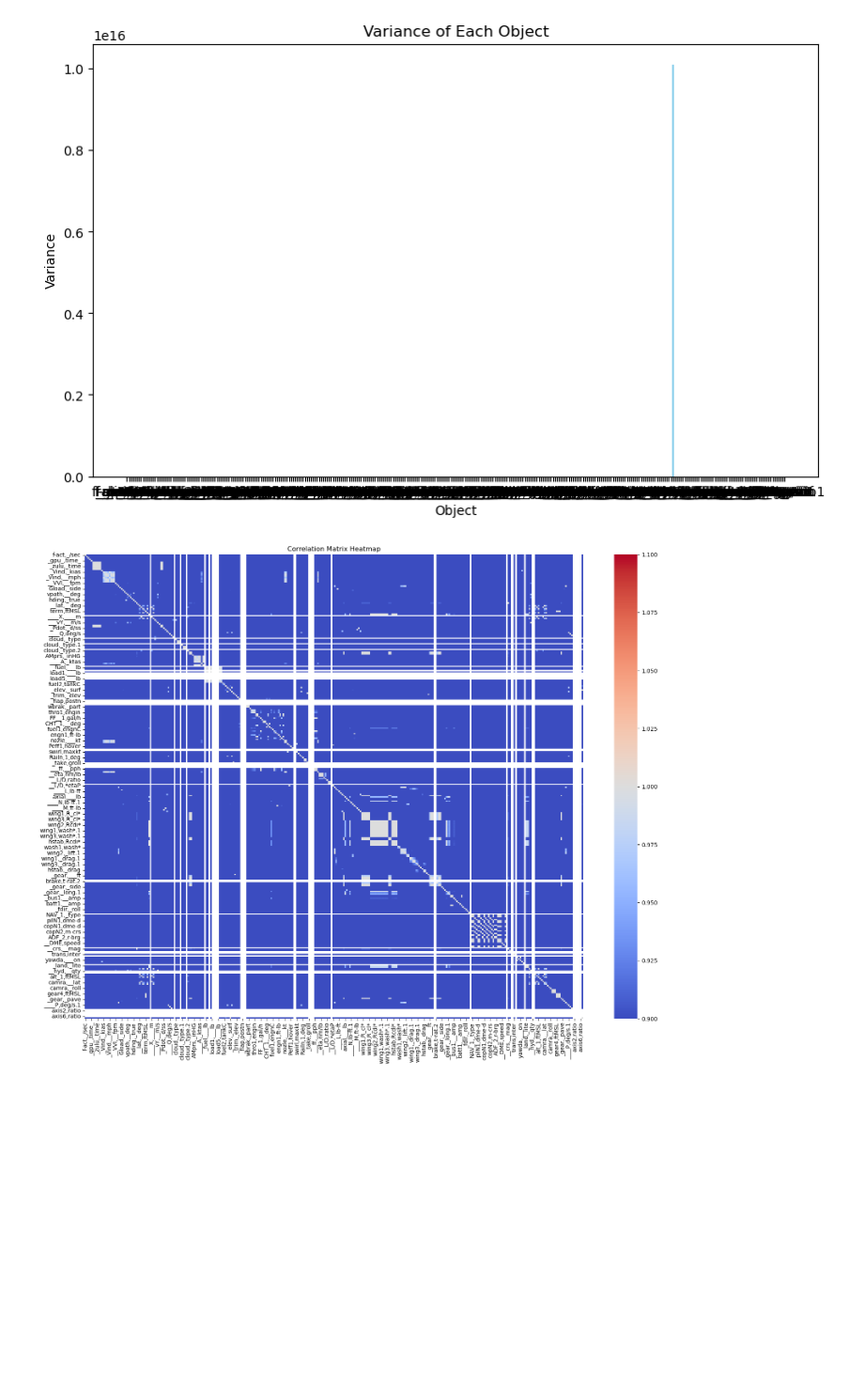
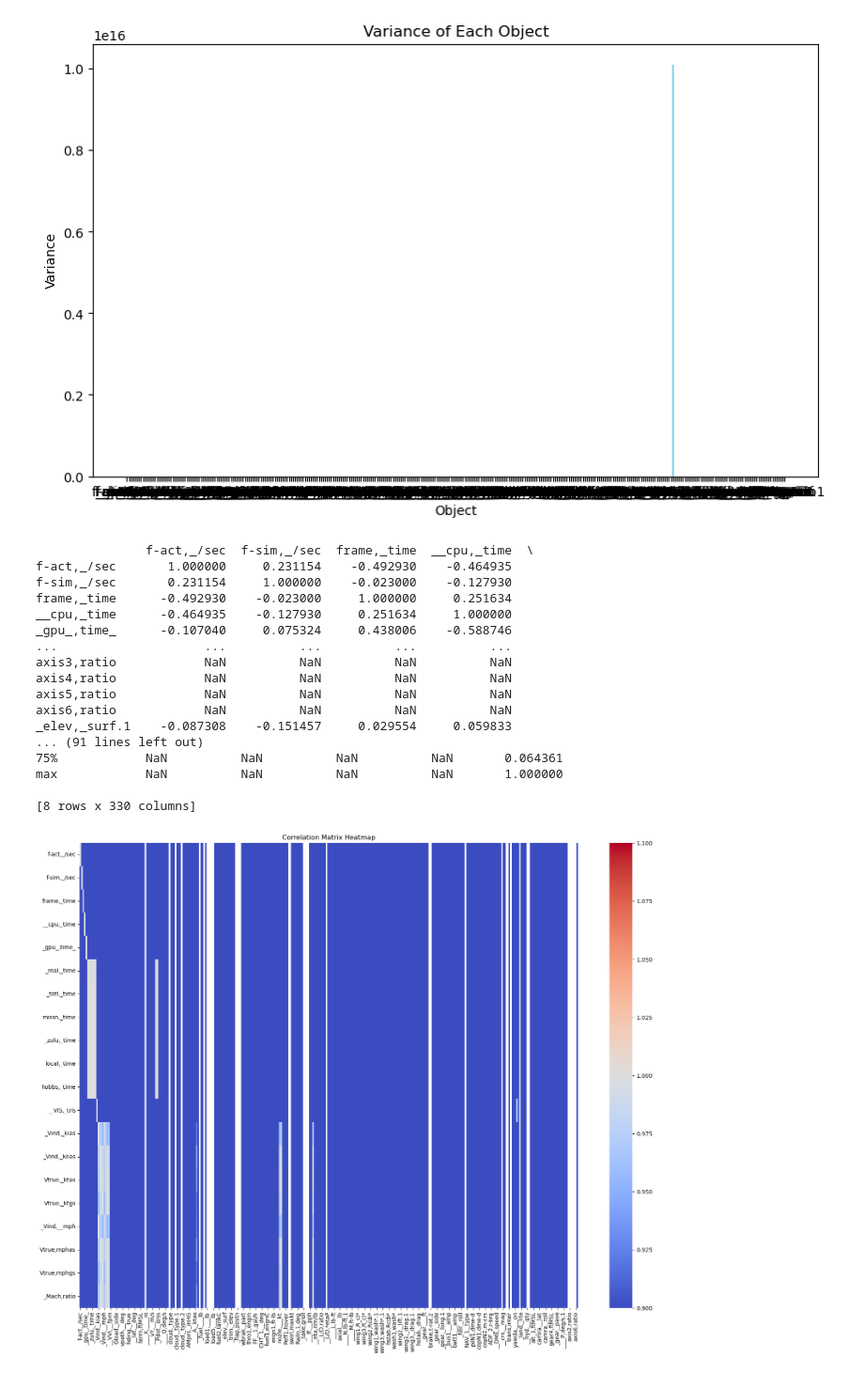
Before and after one commit to Peridan9/PINN-module-for-aircraft-simulator, a Jupyter notebook: PinnProject.ipynb, the cells around one changed output. Shown at 94% size. Saved outputs shown, nothing was run; the diff lists cells and outputs as text; code cells hidden in the pictures; blank space fills up the shorter version.

```diff
--- a/PinnProject.ipynb
+++ b/PinnProject.ipynb
@@ -13,30 +20,30 @@ import pandas as pd
 # %% [markdown]
 txt to csv if needed
 # %%
-import csv
+# import csv
 
-name_open = 'Data.txt'
-name_new = 'datatest2.csv'
-delimiter = '|'  # Adjust this if your actual delimiter is different
+# name_open = 'Data.txt'
+# name_new = 'datatest2.csv'
+# delimiter = '|'  # Adjust this if your actual delimiter is different
 
-# Read from text file and write to CSV file
-with open(name_open, 'r') as f:
-    # Read the lines
-    lines = f.readlines()
+# # Read from text file and write to CSV file
+# with open(name_open, 'r') as f:
+#     # Read the lines
+#     lines = f.readlines()
 
-# Extract headers from the first line
-headers = [header.strip() for header in lines[0].split(delimiter)]
+# # Extract headers from the first line
+# headers = [header.strip() for header in lines[0].split(delimiter)]
 
-# Open a new CSV file to write the data
-with open(name_new, 'w', newline='') as csvfile:
-    writer = csv.writer(csvfile, escapechar='\\')  # Specify escapechar to handle special characters
+# # Open a new CSV file to write the data
+# with open(name_new, 'w', newline='') as csvfile:
+#     writer = csv.writer(csvfile, escapechar='\\')  # Specify escapechar to handle special characters
 
-    # Write headers
-    writer.writerow(headers)
+#     # Write headers
+#     writer.writerow(headers)
 
-    # Write rows
-    for line in lines[1:]:
-        row = [item.strip() for item in line.split(delimiter)]
-        writer.writerow(row)
+#     # Write rows
+#     for line in lines[1:]:
+#         row = [item.strip() for item in line.split(delimiter)]
+#         writer.writerow(row)
 
-print(f"Conversion completed. Data written to {name_new}")
+# print(f"Conversion completed. Data written to {name_new}")
@@ -154,26 +182,44 @@ plt.show()
 # %%
 correlation_matrix = df2.corr()
 
 
 # # Unstack the correlation matrix and sort by absolute correlation values
 # correlation_series = correlation_matrix.abs().unstack().sort_values(ascending=False)
 
 # # Remove duplicate pairs (self correlations and mirrored pairs)
 # correlation_series = correlation_series[correlation_series < 1].drop_duplicates()
 
 # # Extract the top correlations above a certain threshold (e.g., 0.9)
 # threshold = 0.9
 # high_correlations = correlation_series[correlation_series > threshold]
 
 # # Print the features with high correlations
 # print("Features with high correlations:")
 # print(high_correlations)
-
+print(correlation_matrix)
+print(correlation_matrix.describe())
 
 plt.figure(figsize=(20,15))
-sns.heatmap(correlation_matrix, cmap="coolwarm", vmin=1, vmax=1)
+sns.heatmap(correlation_matrix[:20], cmap="coolwarm", vmin=1, vmax=1)
 
 plt.title('Correlation Matrix Heatmap')
 plt.show()
 # %% [output]
+               f-act,_/sec  f-sim,_/sec  frame,_time  __cpu,_time  \
+f-act,_/sec       1.000000     0.231154    -0.492930    -0.464935
+f-sim,_/sec       0.231154     1.000000    -0.023000    -0.127930
+frame,_time      -0.492930    -0.023000     1.000000     0.251634
+__cpu,_time      -0.464935    -0.127930     0.251634     1.000000
+_gpu_,time_      -0.107040     0.075324     0.438006    -0.588746
+...                    ...          ...          ...          ...
+axis3,ratio            NaN          NaN          NaN          NaN
+axis4,ratio            NaN          NaN          NaN          NaN
+axis5,ratio            NaN          NaN          NaN          NaN
+axis6,ratio            NaN          NaN          NaN          NaN
+_elev,_surf.1    -0.087308    -0.151457     0.029554     0.059833
+... (91 lines left out)
+75%            NaN          NaN          NaN          NaN       0.064361
+max            NaN          NaN          NaN          NaN       1.000000
+
+[8 rows x 330 columns]
-[figure, old version]
+[figure, new version]
```
Also changed, not shown: parts of 16 cells of this notebook, 2 other files.
